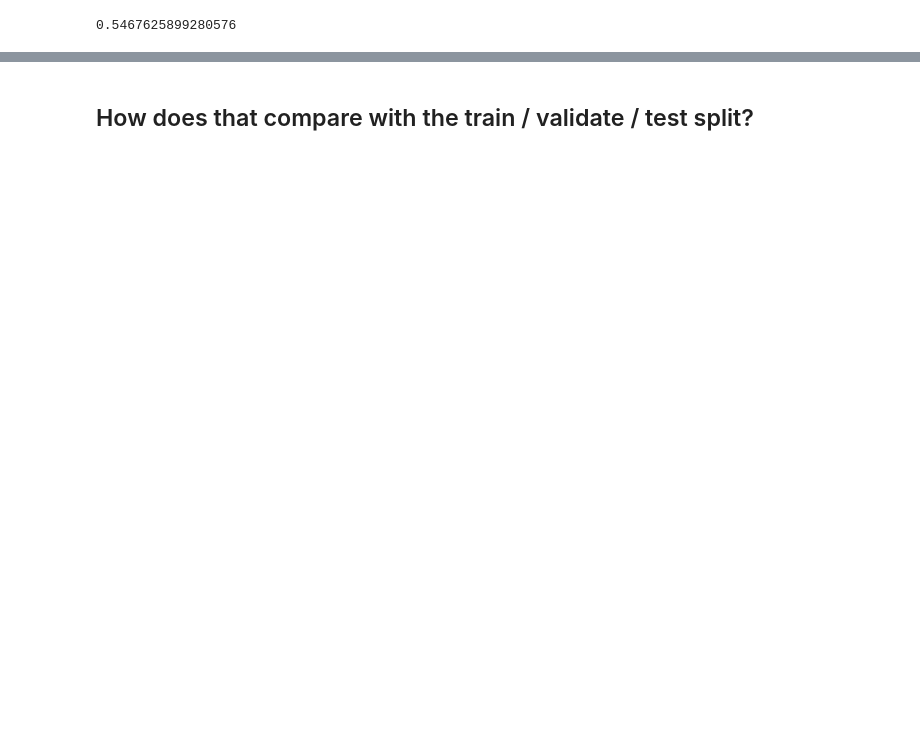
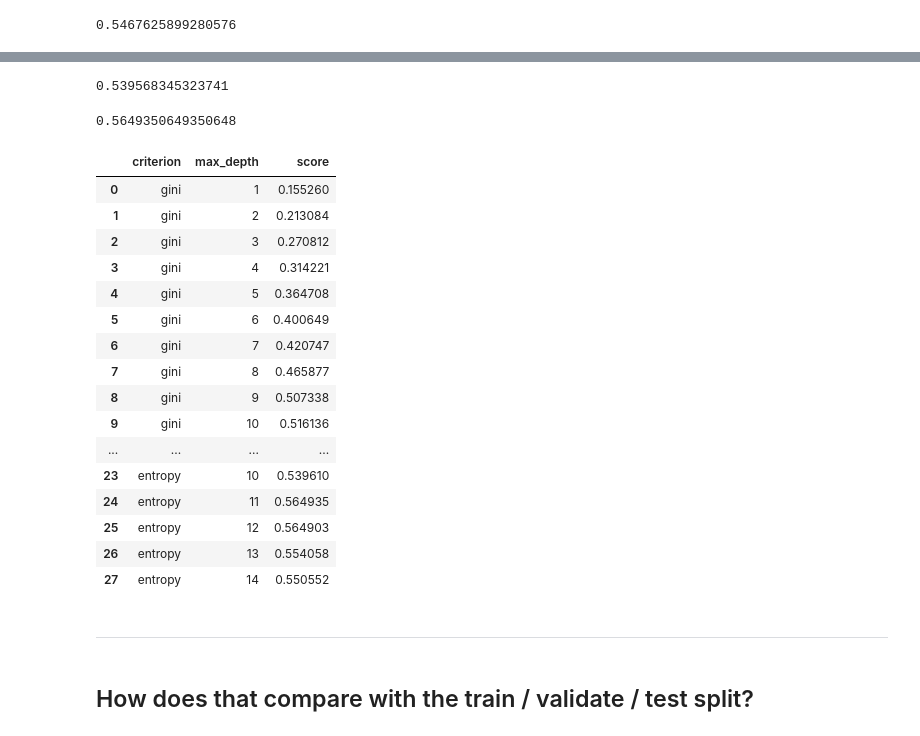
Before and after one commit to guedanie/ds-methodologies-exercises, a Jupyter notebook: advanced-topics/cross_validation.ipynb, the cells around one changed output, grey strips where cells are left out. Saved outputs shown, nothing was run; the diff lists cells and outputs as text; code cells hidden in the pictures; blank space fills up the shorter version.

```diff
--- a/advanced-topics/cross_validation.ipynb
+++ b/advanced-topics/cross_validation.ipynb
@@ -182,0 +187,2 @@ pd.DataFrame(results['params'])
+# %%
+rf = RandomForestClassifier()
@@ -183,2 +203,44 @@ pd.DataFrame(results['params'])
+# %%
+# .best_estimator_ gives us a model that is prefit with the best hyperparams
+model = grid.best_estimator_
+model.score(test_scaled, y_test)
+# %% [output]
+0.539568345323741
+# %%
+grid.best_score_
+# %% [output]
+0.5649350649350648
+# %%
+results = grid.cv_results_
+
+# Modify each parameter dictionary such that it also contains the model's average performance after cross validation
+for score, p in zip(results['mean_test_score'], results['params']):
+    # adding a new key to the dictionary
+    p['score'] = score
+
+# a list of dictionaries where each dictionary has the same keys can be turned into a dataframe
+results['params']
+
+pd.DataFrame(results['params'])
+# %% [output]
+|  | criterion | max_depth | score |
+| 0 | gini | 1 | 0.155260 |
+| 1 | gini | 2 | 0.213084 |
+| 2 | gini | 3 | 0.270812 |
+| 3 | gini | 4 | 0.314221 |
+| 4 | gini | 5 | 0.364708 |
+| 5 | gini | 6 | 0.400649 |
+| 6 | gini | 7 | 0.420747 |
+| 7 | gini | 8 | 0.465877 |
+| 8 | gini | 9 | 0.507338 |
+| 9 | gini | 10 | 0.516136 |
+| ... | ... | ... | ... |
+| 23 | entropy | 10 | 0.539610 |
+| 24 | entropy | 11 | 0.564935 |
+| 25 | entropy | 12 | 0.564903 |
+| 26 | entropy | 13 | 0.554058 |
+| 27 | entropy | 14 | 0.550552 |
+# %% [markdown]
+-----
 # %% [markdown]
 ## How does that compare with the train / validate / test split?
```
Also changed, not shown: parts of 24 cells of this notebook.
